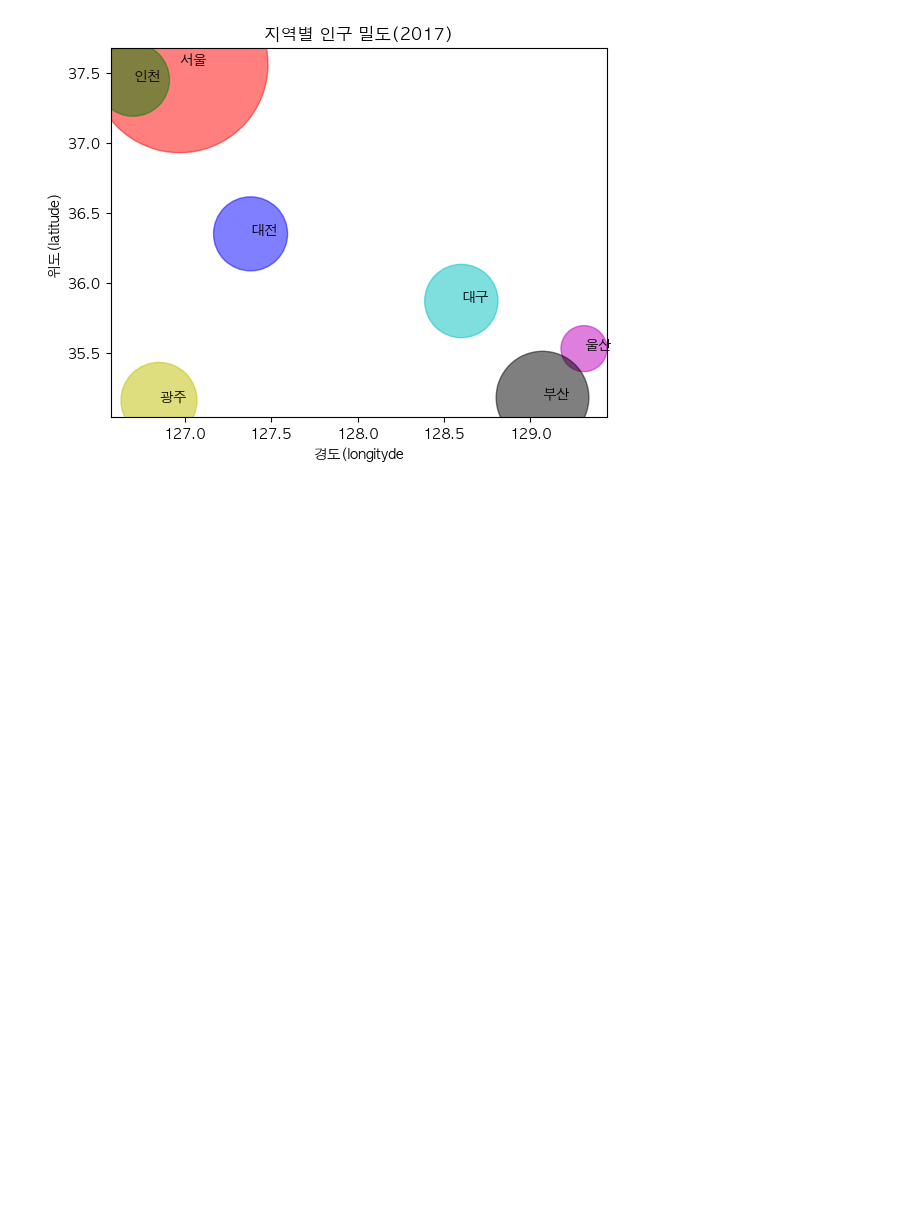
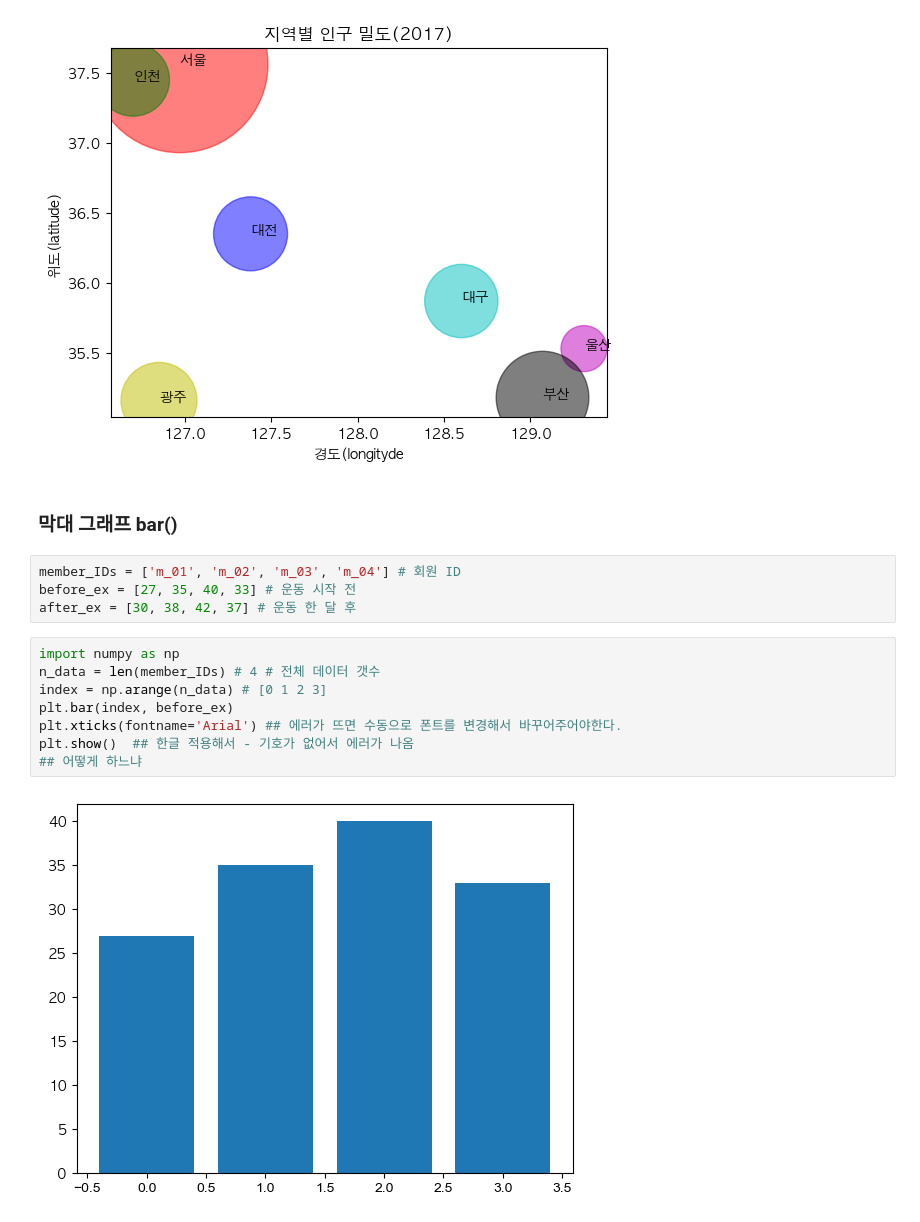
Before and after one commit to teogong/study_python, a Jupyter notebook: extended/matplotlib.ipynb, the cells around one changed output. Cells and saved outputs as stored; diff of their text form; blank space fills up the shorter version.

```diff
--- a/extended/matplotlib.ipynb
+++ b/extended/matplotlib.ipynb
@@ -292,3 +310,19 @@ for x, y, name in zip(lon,lat,city):
 plt.show()
 # %% [output]
 [figure]
+# %% [markdown]
+### 막대 그래프 bar()
+# %%
+member_IDs = ['m_01', 'm_02', 'm_03', 'm_04'] # 회원 ID
+before_ex = [27, 35, 40, 33] # 운동 시작 전
+after_ex = [30, 38, 42, 37] # 운동 한 달 후
+# %%
+import numpy as np
+n_data = len(member_IDs) # 4 # 전체 데이터 갯수
+index = np.arange(n_data) # [0 1 2 3]
+plt.bar(index, before_ex)
+plt.xticks(fontname='Arial') ## 에러가 뜨면 수동으로 폰트를 변경해서 바꾸어주어야한다.
+plt.show()  ## 한글 적용해서 - 기호가 없어서 에러가 나옴
+## 어떻게 하느냐
+# %% [output]
+[figure, added]
```
Also changed, not shown: parts of 43 cells of this notebook, 2 other files.
